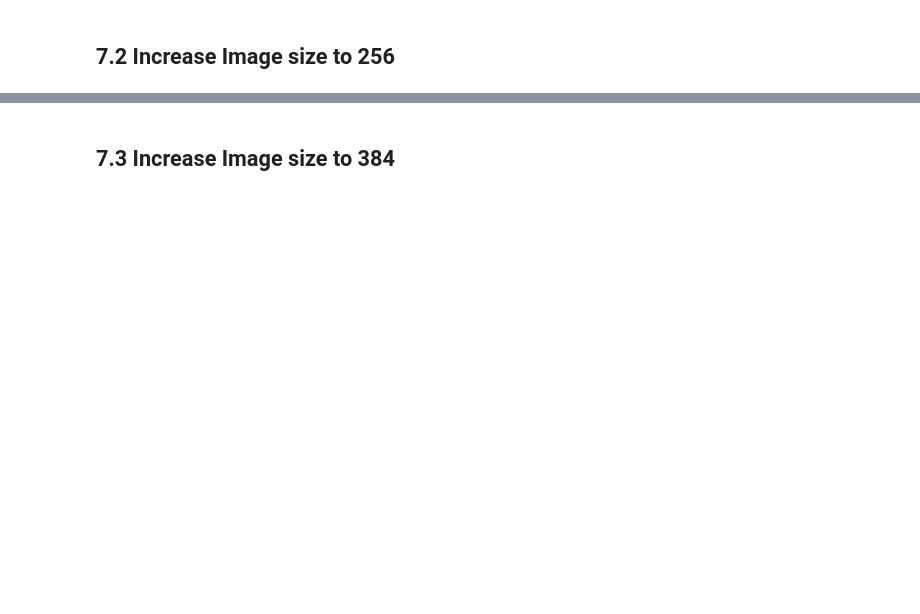
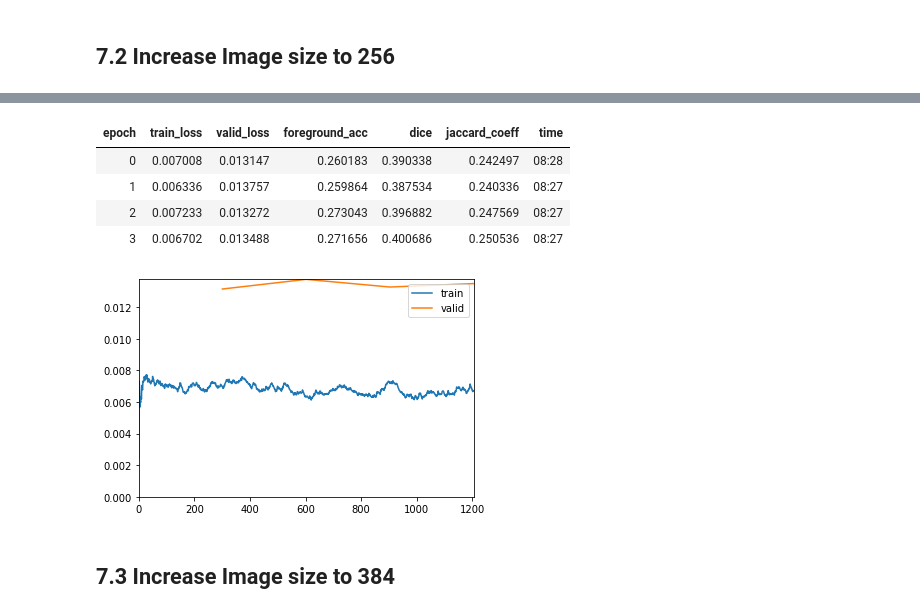
Before and after one commit to mrkcmd/bualabs, a Jupyter notebook: nbs/03c_image_segmentation_siim_acr_pneumothorax_fastai2.ipynb, the cells around one changed output, grey strips where cells are left out. Saved outputs shown, nothing was run; the diff lists cells and outputs as text; code cells hidden in the pictures; blank space fills up the shorter version.

```diff
--- a/nbs/03c_image_segmentation_siim_acr_pneumothorax_fastai2.ipynb
+++ b/nbs/03c_image_segmentation_siim_acr_pneumothorax_fastai2.ipynb
@@ -656,8 +682,15 @@ learn.unfreeze()
 # %%
 # learn.lr_find()
 # %%
-learn.fit_flat_cos(2, lr=slice(1e-6, 1e-4))
+learn.fit_flat_cos(4, lr=slice(1e-6, 1e-4))
 # learn.fit_one_cycle(4, lr_max=slice(1e-6, 1e-4), pct_start=0.7)
+# %% [output]
+| epoch | train_loss | valid_loss | foreground_acc | dice | jaccard_coeff | time |
+| 0 | 0.007008 | 0.013147 | 0.260183 | 0.390338 | 0.242497 | 08:28 |
+| 1 | 0.006336 | 0.013757 | 0.259864 | 0.387534 | 0.240336 | 08:27 |
+| 2 | 0.007233 | 0.013272 | 0.273043 | 0.396882 | 0.247569 | 08:27 |
+| 3 | 0.006702 | 0.013488 | 0.271656 | 0.400686 | 0.250536 | 08:27 |
+[figure, added]
 # %%
 learn.save('03c-unet-resnet34-256-2')
 # %%
```
Also changed, not shown: parts of 9 cells of this notebook.
